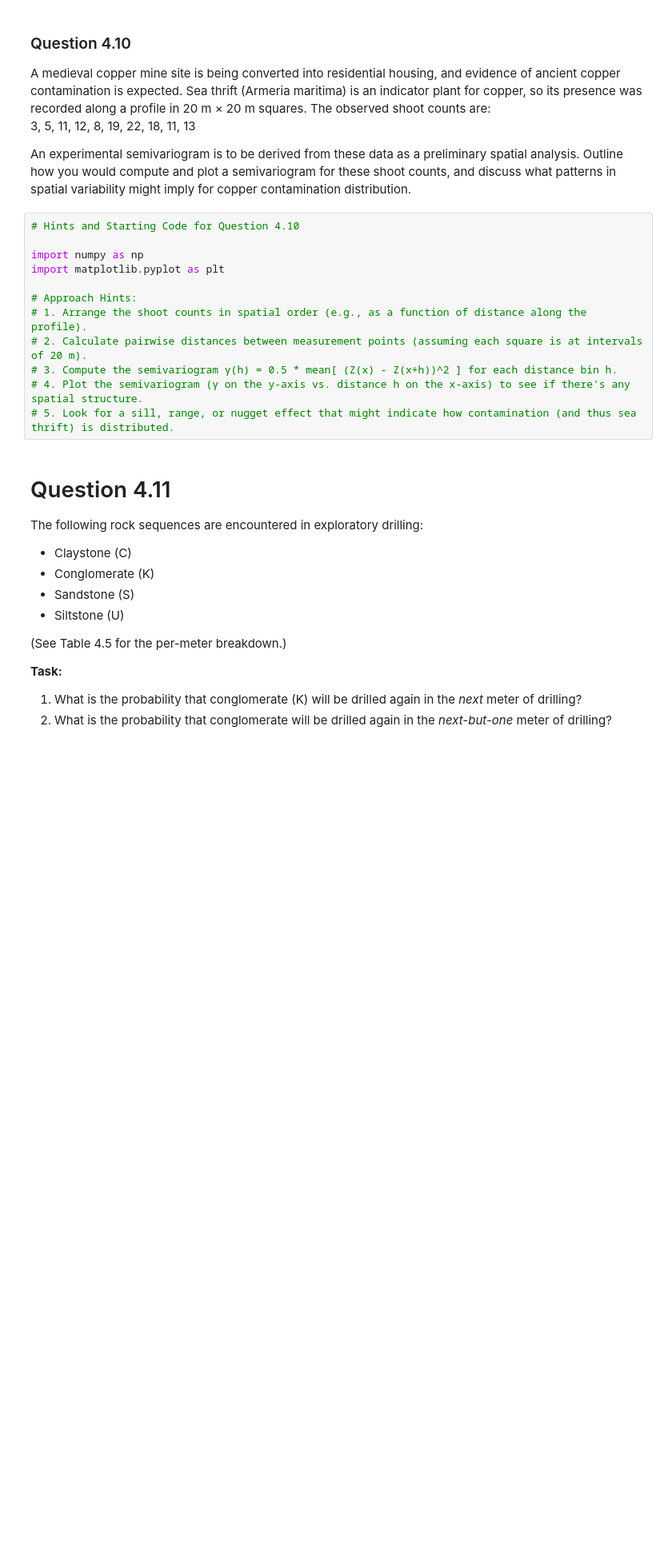
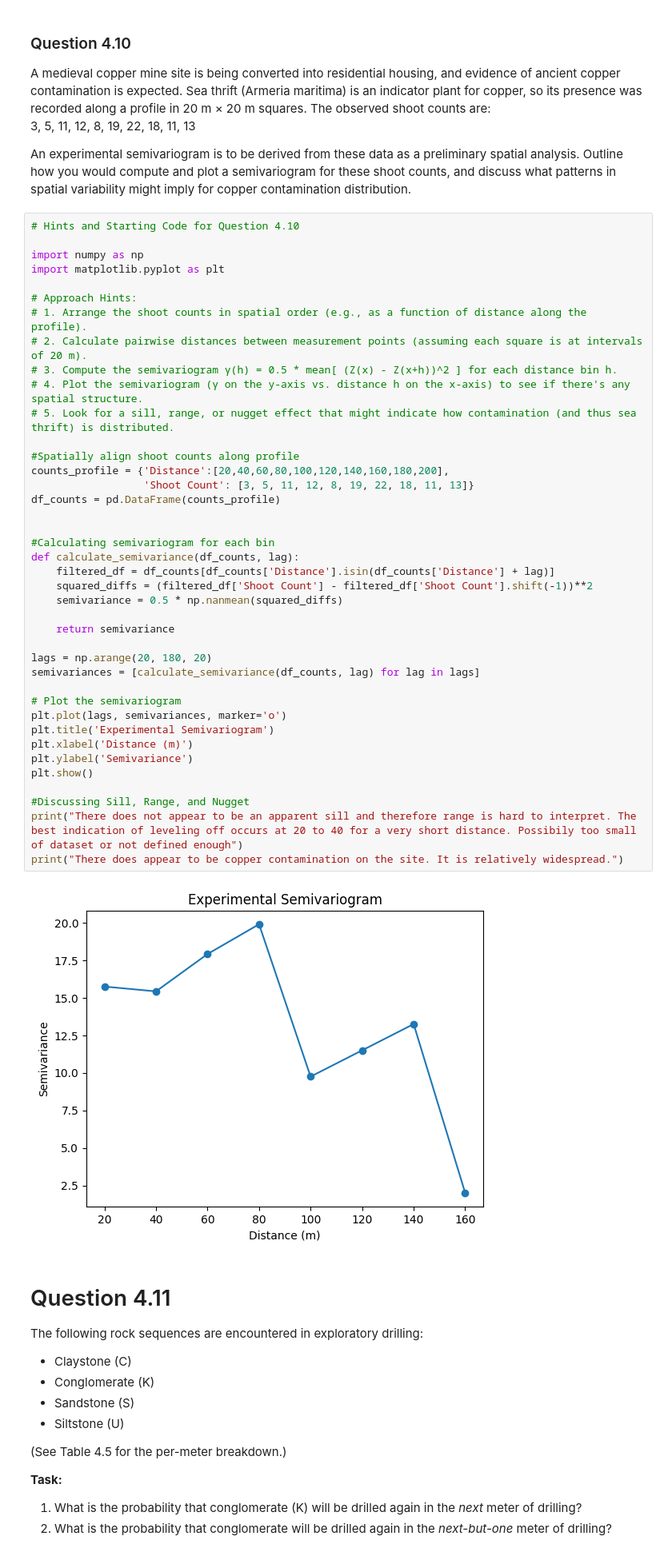
Before and after one commit to iGeology-Illinois/geol-581-module-3-principles-of-uncertainty-chapter-4-Kareaux, a Jupyter notebook: GEOL581_M3StatsHW.ipynb, the cells around one changed output. Shown at 80% size. Drawn from its saved outputs; the diff is of its cells as text; blank space fills up the shorter version.

```diff
--- a/GEOL581_M3StatsHW.ipynb
+++ b/GEOL581_M3StatsHW.ipynb
@@ -427,15 +427,45 @@ An experimental semivariogram is to be derived from these data as a preliminary
 # %%
 # Hints and Starting Code for Question 4.10
 
 import numpy as np
 import matplotlib.pyplot as plt
 
 # Approach Hints:
 # 1. Arrange the shoot counts in spatial order (e.g., as a function of distance along the profile).
 # 2. Calculate pairwise distances between measurement points (assuming each square is at intervals of 20 m).
 # 3. Compute the semivariogram γ(h) = 0.5 * mean[ (Z(x) - Z(x+h))^2 ] for each distance bin h.
 # 4. Plot the semivariogram (γ on the y-axis vs. distance h on the x-axis) to see if there's any spatial structure.
 # 5. Look for a sill, range, or nugget effect that might indicate how contamination (and thus sea thrift) is distributed.
+
+#Spatially align shoot counts along profile
+counts_profile = {'Distance':[20,40,60,80,100,120,140,160,180,200],
+                  'Shoot Count': [3, 5, 11, 12, 8, 19, 22, 18, 11, 13]}
+df_counts = pd.DataFrame(counts_profile)
+
+
+#Calculating semivariogram for each bin
+def calculate_semivariance(df_counts, lag):
+    filtered_df = df_counts[df_counts['Distance'].isin(df_counts['Distance'] + lag)]
+    squared_diffs = (filtered_df['Shoot Count'] - filtered_df['Shoot Count'].shift(-1))**2
+    semivariance = 0.5 * np.nanmean(squared_diffs)
+
+    return semivariance
+
+lags = np.arange(20, 180, 20)
+semivariances = [calculate_semivariance(df_counts, lag) for lag in lags]
+
+# Plot the semivariogram
+plt.plot(lags, semivariances, marker='o')
+plt.title('Experimental Semivariogram')
+plt.xlabel('Distance (m)')
+plt.ylabel('Semivariance')
+plt.show()
+
+#Discussing Sill, Range, and Nugget
+print("There does not appear to be an apparent sill and therefore range is hard to interpret. The best indication of leveling off occurs at 20 to 40 for a very short distance. Possibily too small of dataset or not defined enough")
+print("There does appear to be copper contamination on the site. It is relatively widespread.")
+# %% [output]
+[figure, added]
 # %% [markdown]
 # Question 4.11
 
```
